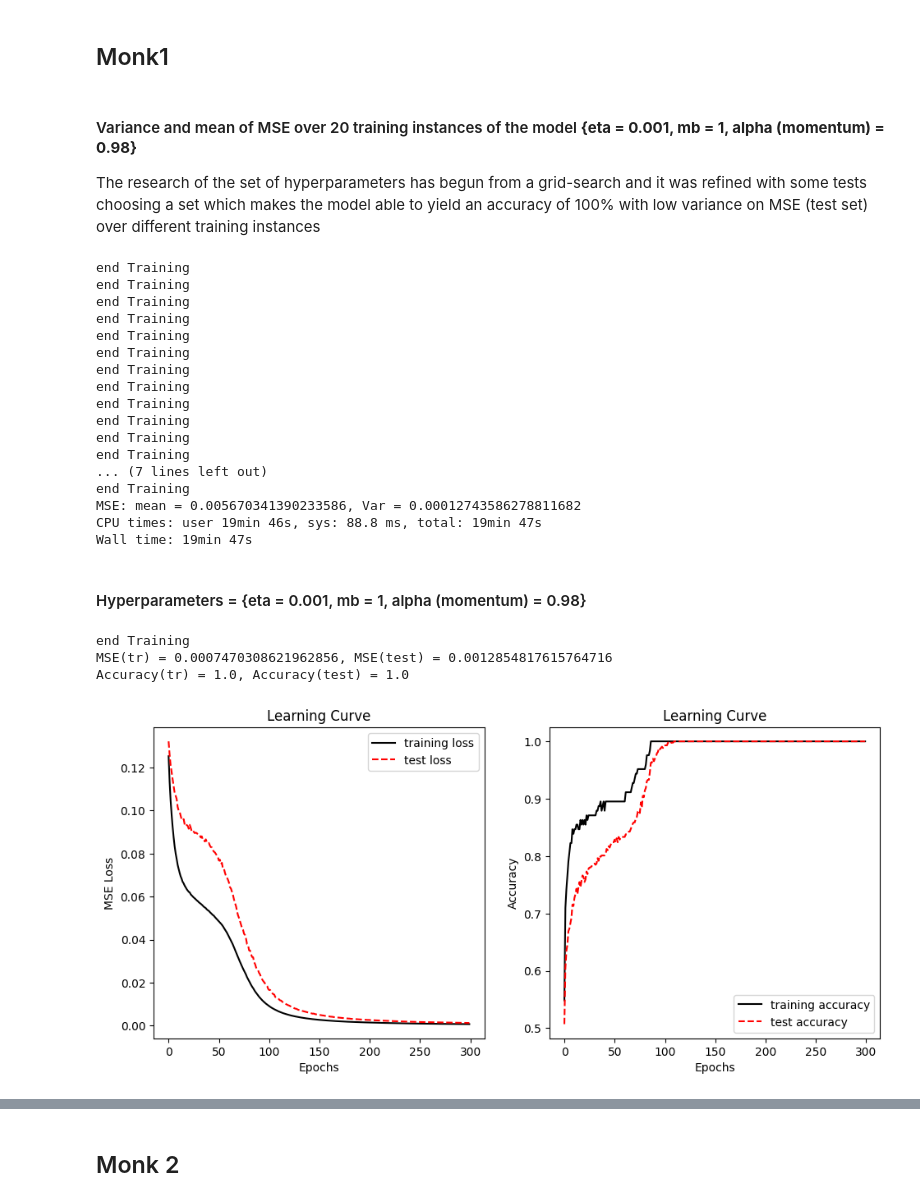
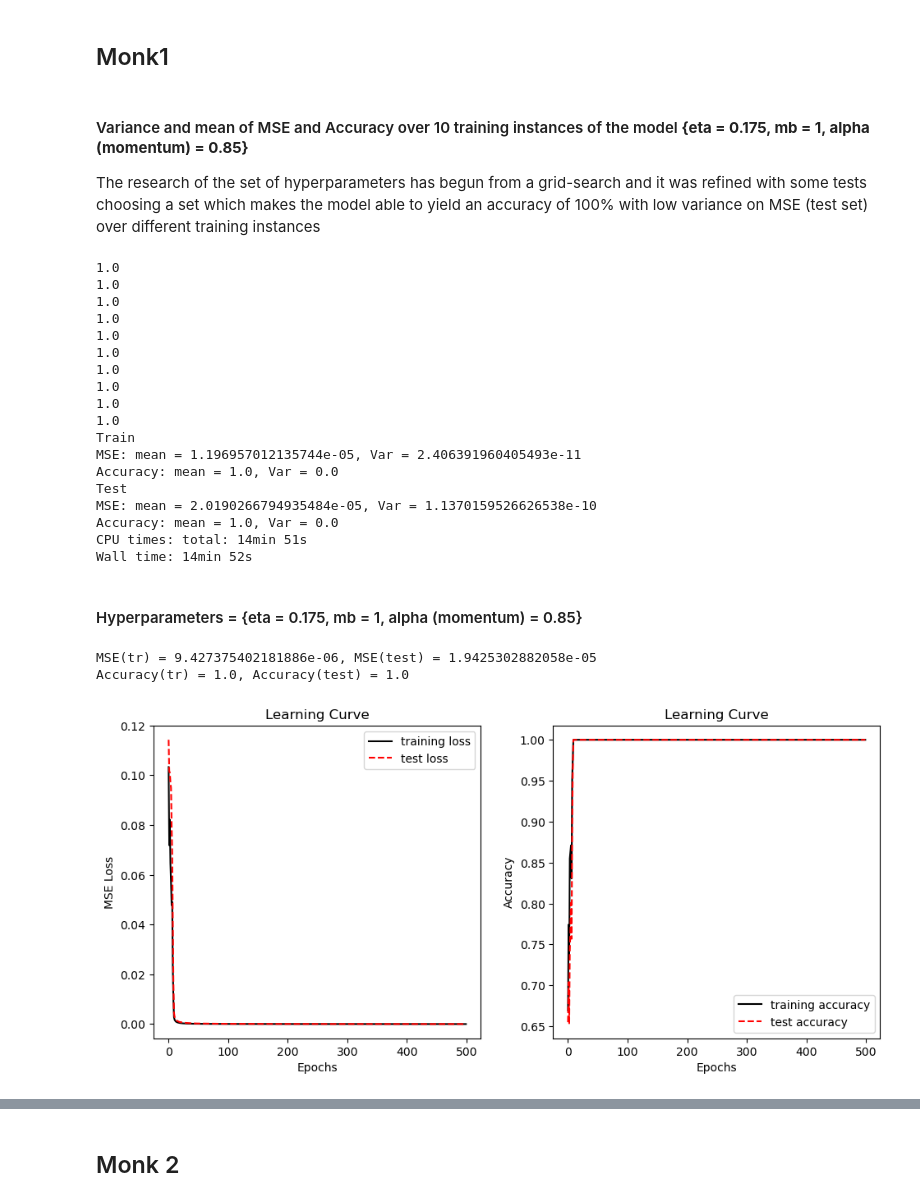
Before and after one commit to Nsivaa/ML, a Jupyter notebook: project/MONK_notebook.ipynb, the cells around one changed output, grey strips where cells are left out. Cells and saved outputs as stored; diff of their text form; code cells hidden in the pictures.

Commit message:
fixed 100% accuracy

```diff
--- a/project/MONK_notebook.ipynb
+++ b/project/MONK_notebook.ipynb
@@ -12,7 +12,7 @@ The choice of the number of neurons and the output layer's activation function w
 # %% [markdown]
 ## Monk1
 # %% [markdown]
-#### Variance and mean of MSE over 20 training instances of the model **{eta = 0.001, mb = 1, alpha (momentum) = 0.98}**
+#### Variance and mean of MSE and Accuracy over 10 training instances of the model **{eta = 0.175, mb = 1, alpha (momentum) = 0.85}**
 The research of the set of hyperparameters has begun from a grid-search and it was refined with some tests choosing a set which makes the model able to yield an accuracy of 100% with low variance on MSE (test set) over different training instances
 # %%
 %%time
@@ -22,11 +22,11 @@ tr_data = pd.read_csv("../monk+s+problems/monks-1.train", sep =" ",  names = col
 test_data = pd.read_csv("../monk+s+problems/monks-1.test", sep =" ",  names = col_names)
 
 
-epochs=300
+epochs=500
 params={
-    "eta" : 0.001,
+    "eta" : 0.175,
     "mb" : 1,
-    "momentum" : 0.98,
+    "momentum" : 0.85,
     "epochs" : epochs,
     "clip_value" : None,
     "hid_act_fun" : "tanh",
@@ -37,7 +37,7 @@ params={
     "decay_max_steps": None,
     "decay_min_value": None
 }
-n=20
+n=10
 test_errors=np.zeros((n,epochs))
 training_errors=np.zeros((n,epochs))
 acc_test_errors=np.zeros((n,epochs))
@@ -59,36 +59,42 @@ for i in range(n):
     training_errors[i]=training_error
     acc_test_errors[i]=acc_test
     acc_train_errors[i]=acc_train
+    print(acc_test[-1])
 
+print("Train")
+print(f"MSE: mean = {np.mean(training_errors[:,-1])}, Var = {np.var(training_errors[:,-1])}")
+print(f"Accuracy: mean = {np.mean(acc_train_errors[:,-1])}, Var = {np.var(acc_train_errors[:,-1])}")
+print("Test")
 print(f"MSE: mean = {np.mean(test_errors[:,-1])}, Var = {np.var(test_errors[:,-1])}")
-#print(f"Accuracy: mean = {np.mean(acc_test_errors[:,-1])}, std = {np.std(acc_test_errors[:,-1])}")
+print(f"Accuracy: mean = {np.mean(acc_test_errors[:,-1])}, Var = {np.var(acc_test_errors[:,-1])}")
 # %% [output]
-end Training
-end Training
-end Training
-end Training
-end Training
-end Training
-end Training
-end Training
-end Training
-end Training
-end Training
-end Training
-... (7 lines left out)
-end Training
-MSE: mean = 0.005670341390233586, Var = 0.00012743586278811682
-CPU times: user 19min 46s, sys: 88.8 ms, total: 19min 47s
-Wall time: 19min 47s
+1.0
+1.0
+1.0
+1.0
+1.0
+1.0
+1.0
+1.0
+1.0
+1.0
+Train
+MSE: mean = 1.196957012135744e-05, Var = 2.406391960405493e-11
+Accuracy: mean = 1.0, Var = 0.0
+Test
+MSE: mean = 2.0190266794935484e-05, Var = 1.1370159526626538e-10
+Accuracy: mean = 1.0, Var = 0.0
+CPU times: total: 14min 51s
+Wall time: 14min 52s
 # %% [markdown]
-#### Hyperparameters = {eta = 0.001, mb = 1, alpha (momentum) = 0.98}
+#### Hyperparameters = {eta = 0.175, mb = 1, alpha (momentum) = 0.85}
 # %%
 %%time
 params={
-    "eta" : 0.001,
+    "eta" : 0.175,
     "mb" : 1,
-    "momentum" : 0.98,
-    "epochs" : 300,
+    "momentum" : 0.85,
+    "epochs" : 500,
     "clip_value" : None,
     "hid_act_fun" : "tanh",
     "out_act_fun" : "sigmoid",
@@ -102,33 +108,32 @@ params={
 fig,axs = plt.subplots(1,2,figsize=(10,5))
 col_names = ["Class", "a1", "a2", "a3", "a4", "a5", "a6", "ID"]
 
 tr_data = pd.read_csv("../monk+s+problems/monks-1.train", sep =" ",  names = col_names)
 test_data = pd.read_csv("../monk+s+problems/monks-1.test", sep =" ",  names = col_names)
 
 
 #creazione rete
 tr = process_monk_data(tr_data)
 test = process_monk_data(test_data)
 net = NeuralNetwork()
 
 n_inputs = tr.shape[1] - 2
 net.add_input_layer(n_inputs)
 net.add_hidden_layer(n_inputs, 4)
 net.add_output_layer(4, 1)
 
 #training
 test_error,training_error,acc_test,acc_train=net.train(tr,params,test_data=test,type="monk",outFun2="accuracy")
 print(f"MSE(tr) = {training_error[-1]}, MSE(test) = {test_error[-1]}")
 print(f"Accuracy(tr) = {acc_train[-1]}, Accuracy(test) = {acc_test[-1]}")
 
 plot_loss_Monk(training_error,"mse",axs[0],test_losses=test_error)
 plot_loss_Monk(acc_train,"acc",axs[1],test_losses=acc_test)
 
 
 fig.tight_layout(pad=2.0)
 plt.show()
 # %% [output]
-end Training
-MSE(tr) = 0.0007470308621962856, MSE(test) = 0.0012854817615764716
+MSE(tr) = 9.427375402181886e-06, MSE(test) = 1.9425302882058e-05
 Accuracy(tr) = 1.0, Accuracy(test) = 1.0
-[figure, old version]
+[figure, new version]
```
Also changed, not shown: parts of 9 cells of this notebook.
